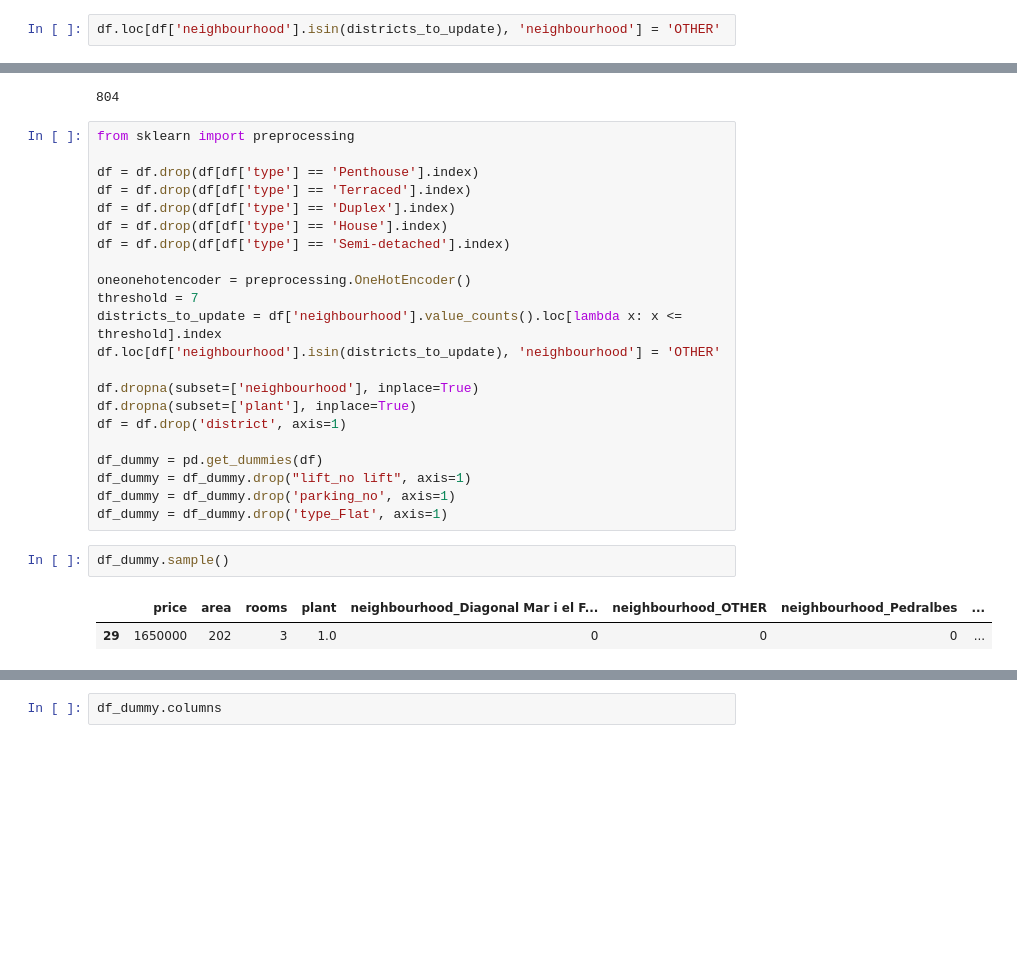
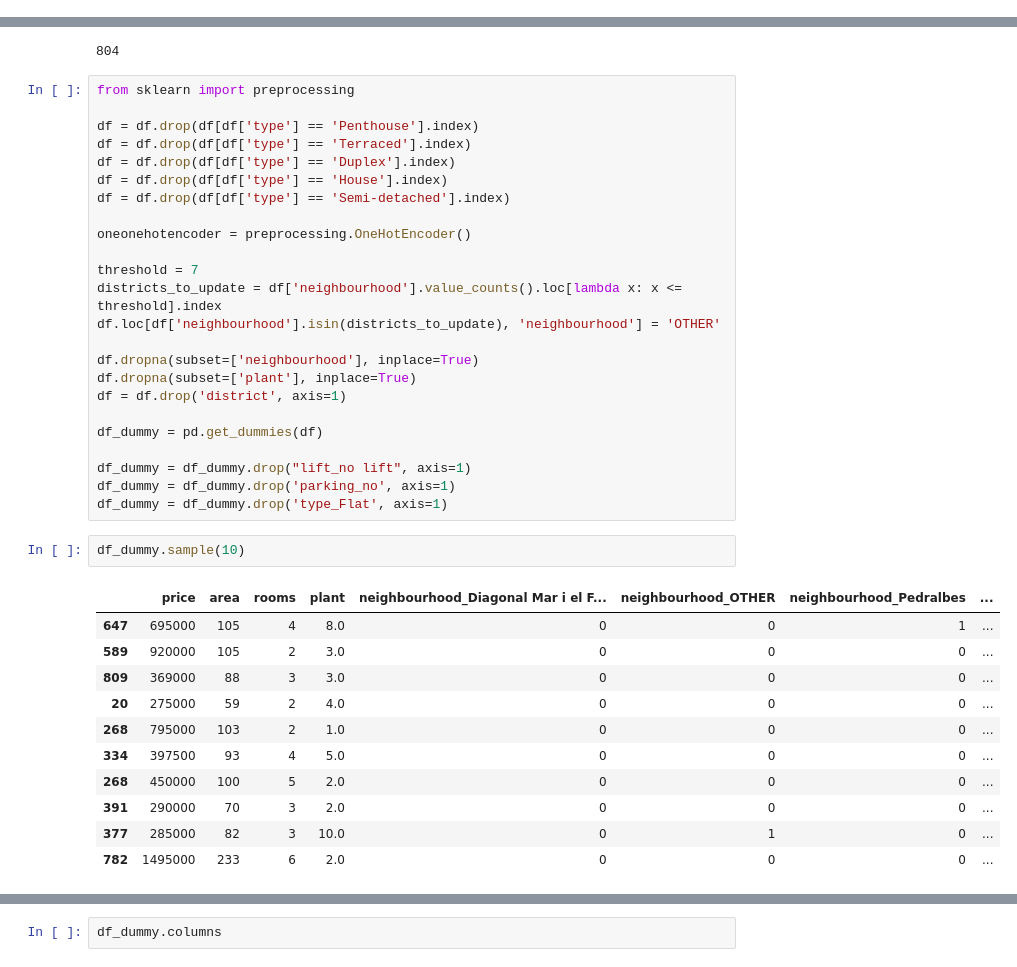
Before and after one commit to miguelpalospou/Final-project, a Jupyter notebook: Growth.ipynb, the cells around one changed output, grey strips where cells are left out. Drawn from its saved outputs; the diff is of its cells as text; blank space fills up the shorter version.

```diff
--- a/Growth.ipynb
+++ b/Growth.ipynb
@@ -652,2 +722,0 @@ districts_to_update = df['neighbourhood'].value_counts().loc[lambda x: x <= thre
-# %%
-df.loc[df['neighbourhood'].isin(districts_to_update), 'neighbourhood'] = 'OTHER'
@@ -689,6 +742,7 @@ df = df.drop(df[df['type'] == 'House'].index)
 df = df.drop(df[df['type'] == 'Semi-detached'].index)
 
 oneonehotencoder = preprocessing.OneHotEncoder()
+
 threshold = 7
 districts_to_update = df['neighbourhood'].value_counts().loc[lambda x: x <= threshold].index
 df.loc[df['neighbourhood'].isin(districts_to_update), 'neighbourhood'] = 'OTHER'
@@ -698,11 +752,21 @@ df.dropna(subset=['plant'], inplace=True)
 df = df.drop('district', axis=1)
 
 df_dummy = pd.get_dummies(df)
+
 df_dummy = df_dummy.drop("lift_no lift", axis=1)
 df_dummy = df_dummy.drop('parking_no', axis=1)
 df_dummy = df_dummy.drop('type_Flat', axis=1)
 # %%
-df_dummy.sample()
+df_dummy.sample(10)
 # %% [output]
 |  | price | area | rooms | plant | neighbourhood_Diagonal Mar i el F... | neighbourhood_OTHER | neighbourhood_Pedralbes | ... |
-| 29 | 1650000 | 202 | 3 | 1.0 | 0 | 0 | 0 | ... |
+| 647 | 695000 | 105 | 4 | 8.0 | 0 | 0 | 1 | ... |
+| 589 | 920000 | 105 | 2 | 3.0 | 0 | 0 | 0 | ... |
+| 809 | 369000 | 88 | 3 | 3.0 | 0 | 0 | 0 | ... |
+| 20 | 275000 | 59 | 2 | 4.0 | 0 | 0 | 0 | ... |
+| 268 | 795000 | 103 | 2 | 1.0 | 0 | 0 | 0 | ... |
+| 334 | 397500 | 93 | 4 | 5.0 | 0 | 0 | 0 | ... |
+| 268 | 450000 | 100 | 5 | 2.0 | 0 | 0 | 0 | ... |
+| 391 | 290000 | 70 | 3 | 2.0 | 0 | 0 | 0 | ... |
+| 377 | 285000 | 82 | 3 | 10.0 | 0 | 1 | 0 | ... |
+| 782 | 1495000 | 233 | 6 | 2.0 | 0 | 0 | 0 | ... |
```
Also changed, not shown: parts of 32 cells of this notebook, 5 other files.
